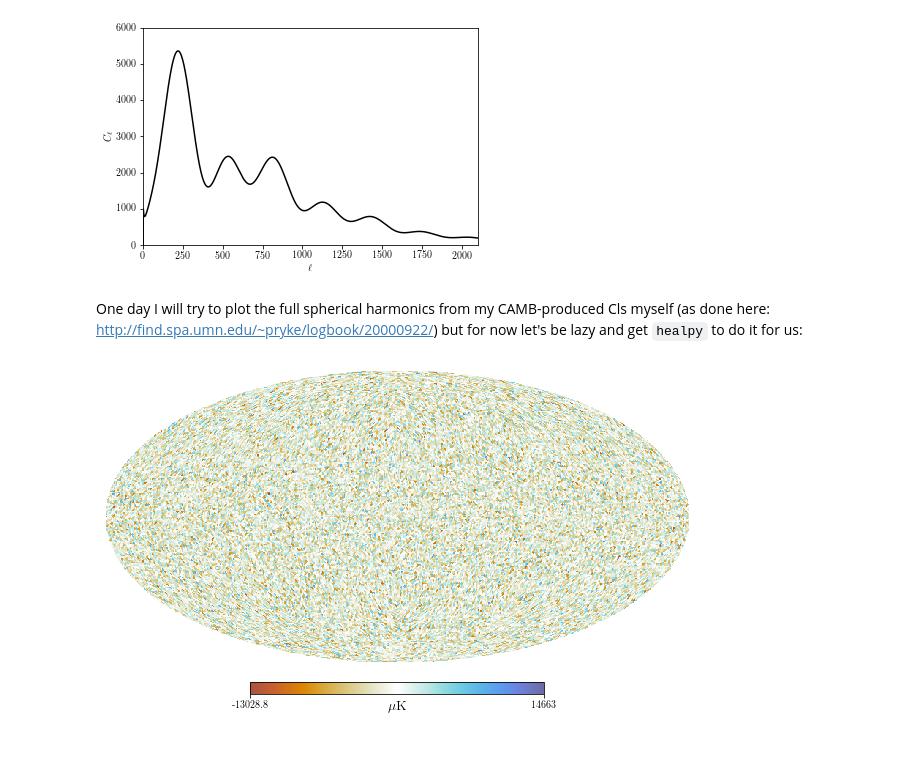
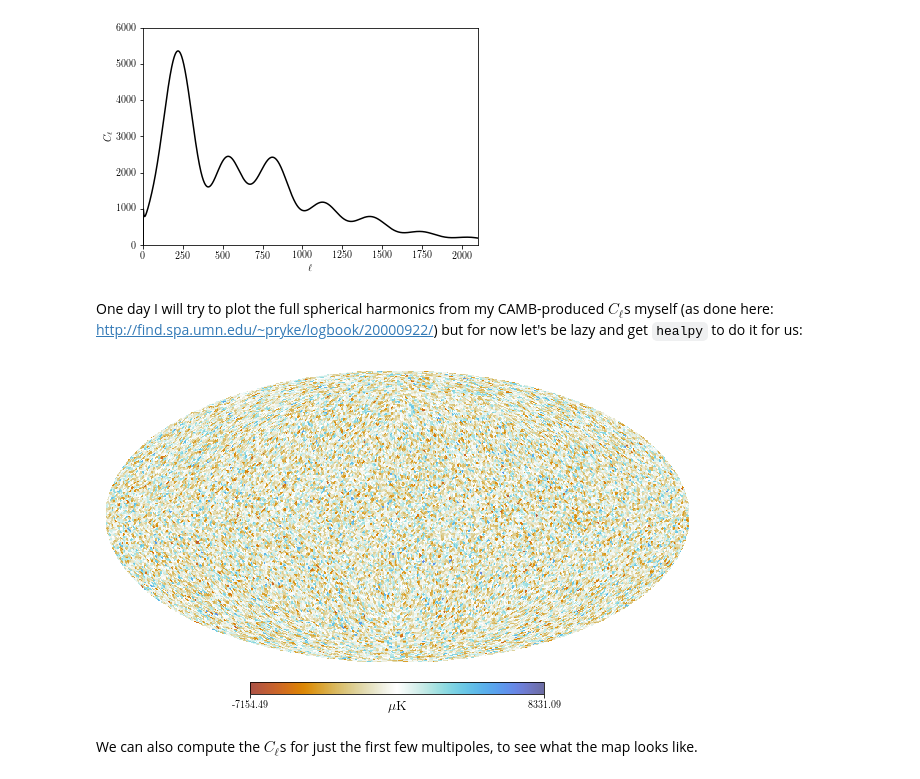
Before and after one commit to nataliehogg/los_6x2pt, a Jupyter notebook: visualising_spherical_harmonics.ipynb, the cells around one changed output. Cells and saved outputs as stored; diff of their text form; code cells hidden in the pictures; blank space fills up the shorter version.

```diff
--- a/visualising_spherical_harmonics.ipynb
+++ b/visualising_spherical_harmonics.ipynb
@@ -210,7 +203,7 @@ plt.show()
 # %% [output]
 [figure]
 # %% [markdown]
-One day I will try to plot the full spherical harmonics from my CAMB-produced Cls myself (as done here: http://find.spa.umn.edu/~pryke/logbook/20000922/) but for now let's be lazy and get `healpy` to do it for us:
+One day I will try to plot the full spherical harmonics from my CAMB-produced $C_{\ell}$s myself (as done here: http://find.spa.umn.edu/~pryke/logbook/20000922/) but for now let's be lazy and get `healpy` to do it for us:
 # %%
 # set the resolution
 nside = 2**6 # Planck used nside=2048 i.e. 2**11 but this is veeery slow...
@@ -222,6 +215,8 @@ cmb_map = hp.sphtfunc.synfast(Cls[:,0], nside)
 cmb_map_smoothed = hp.smoothing(cmb_map, fwhm=np.radians(1.))
 # %%
 # plot the beautiful CMB sky in a Mollweide projection
-hp.mollview(cmb_map, cmap=cmr.prinsenvlag, title=None, unit='$\mu$K')
+hp.mollview(cmb_map_smoothed, cmap=cmr.prinsenvlag, title=None, unit='$\mu$K')
 # %% [output]
-[figure, old version]
+[figure, new version]
+# %% [markdown]
+We can also compute the $C_{\ell}$s for just the first few multipoles, to see what the map looks like.
```
Also changed, not shown: parts of 8 cells of this notebook.
